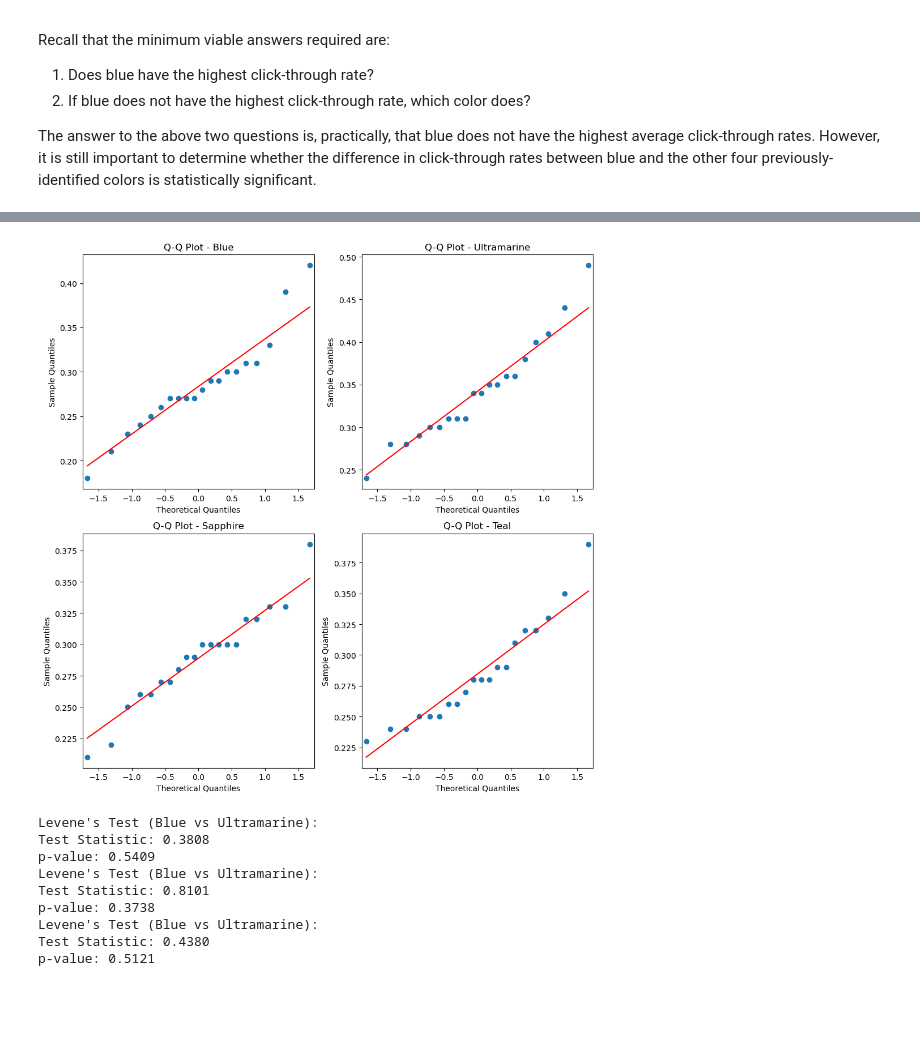
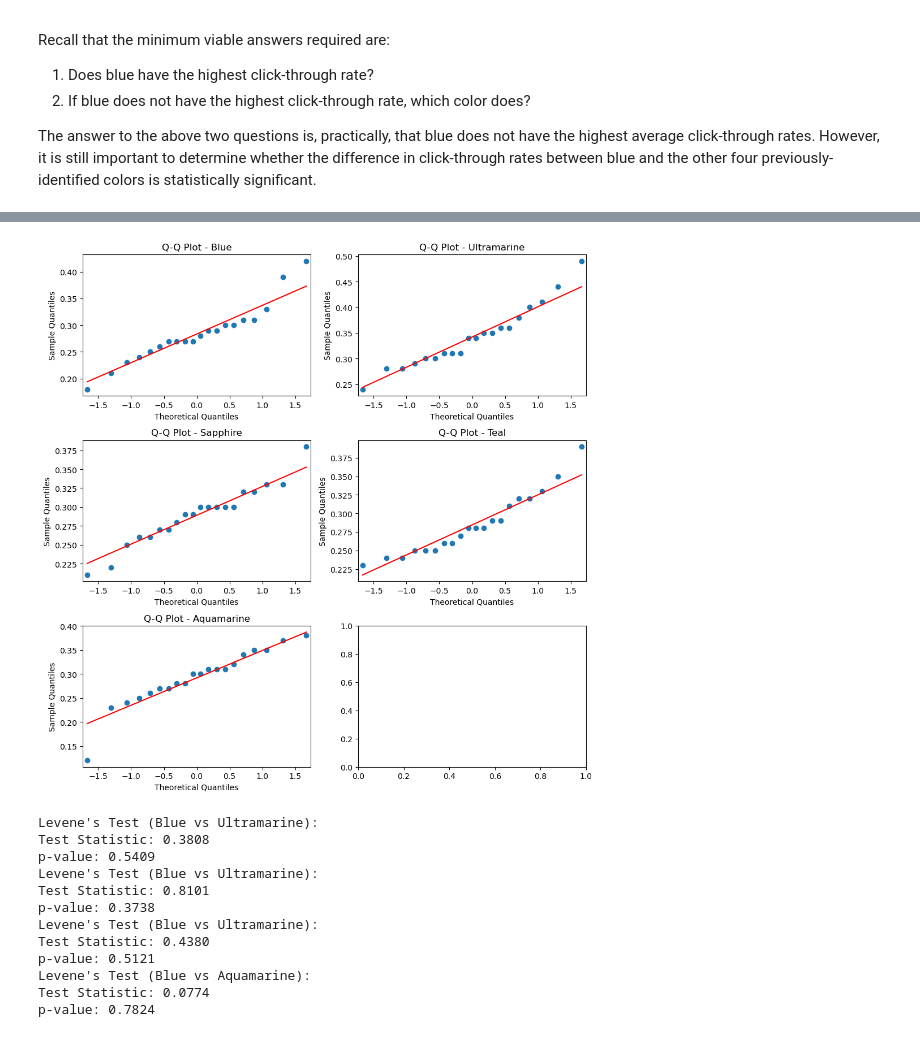
Before and after one commit to tacotuesday/assessing-ad-clicks, a Jupyter notebook: notebooks/assessing_ad_clicks.ipynb, the cells around one changed output, grey strips where cells are left out. Cells and saved outputs as stored; diff of their text form; code cells hidden in the pictures; blank space fills up the shorter version.

```diff
--- a/notebooks/assessing_ad_clicks.ipynb
+++ b/notebooks/assessing_ad_clicks.ipynb
@@ -216,6 +198,6 @@ The answer to the above two questions is, practically, that blue does not have t
 # Capture the top colors based on the average clicks into a separate DataFrame.
 # This should make the statistical analysis easier.
 
-top_colors = df.loc[["Blue", "Ultramarine", "Sapphire", "Teal"]].iloc[:, :-2].T.reset_index(drop=True)
+top_colors = df.loc[["Blue", "Ultramarine", "Sapphire", "Teal", "Aquamarine"]].iloc[:, :-2].T.reset_index(drop=True)
 # %%
 # Determining normality and variance equality guides which hypothesis test to use.
@@ -274,26 +266,30 @@ Teal: statistic = 0.9276, p-value = 0.1387
 # %%
+# Shapiro-Wilk indicates that they're all normal.
 # Let's look at Q-Q plots just to be sure.
 
 import statsmodels.api as sm
 
-fig, axes = plt.subplots(2, 2, figsize=(10, 10))
+fig, axes = plt.subplots(3, 2, figsize=(10, 10))
 
 sm.qqplot(top_colors["Blue"], line="s", ax=axes[0, 0])
 axes[0, 0].set_title("Q-Q Plot - Blue")
 
 sm.qqplot(top_colors["Ultramarine"], line="s", ax=axes[0, 1])
 axes[0, 1].set_title("Q-Q Plot - Ultramarine")
 
 sm.qqplot(top_colors["Sapphire"], line="s", ax=axes[1, 0])
 axes[1, 0].set_title("Q-Q Plot - Sapphire")
 
 sm.qqplot(top_colors["Teal"], line="s", ax=axes[1, 1])
 axes[1, 1].set_title("Q-Q Plot - Teal")
 
+sm.qqplot(top_colors["Aquamarine"], line="s", ax=axes[2, 0])
+axes[2, 0].set_title("Q-Q Plot - Aquamarine")
+
 plt.tight_layout()
 plt.show()
 # %% [output]
-[figure, old version]
+[figure, new version]
 # %%
 # Let's check for equal variance using Levene's test.
 from scipy.stats import levene
@@ -312,6 +308,11 @@ bt_stat, bt_p = levene(top_colors["Blue"], top_colors["Teal"])
 print("Levene's Test (Blue vs Ultramarine):")
 print(f"Test Statistic: {bt_stat:.4f}")
 print(f"p-value: {bt_p:.4f}")
+
+ba_stat, ba_p = levene(top_colors["Blue"], top_colors["Aquamarine"])
+print("Levene's Test (Blue vs Aquamarine):")
+print(f"Test Statistic: {ba_stat:.4f}")
+print(f"p-value: {ba_p:.4f}")
 # %% [output]
 Levene's Test (Blue vs Ultramarine):
 Test Statistic: 0.3808
@@ -322,6 +323,9 @@ p-value: 0.3738
 Levene's Test (Blue vs Ultramarine):
 Test Statistic: 0.4380
 p-value: 0.5121
+Levene's Test (Blue vs Aquamarine):
+Test Statistic: 0.0774
+p-value: 0.7824
 # %%
 # Shapiro-Wilk indicates that the data is normally distributed; Levene's test indicate equal variance.
 # That's convincing enough for me.
```
Also changed, not shown: parts of 7 cells of this notebook.
